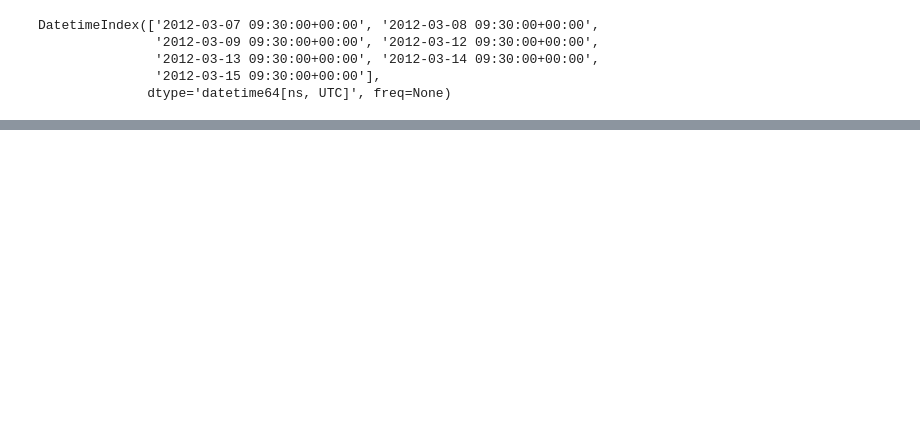
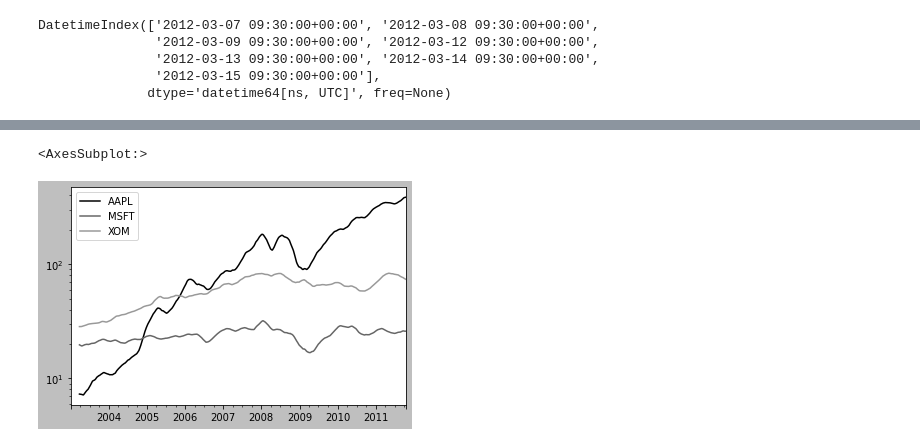
Before and after one commit to scottzig/pandas-mckinney, a Jupyter notebook: chapter_11.ipynb, the cells around one changed output, grey strips where cells are left out. Cells and saved outputs as stored; diff of their text form; code cells hidden in the pictures; blank space fills up the shorter version.

```diff
--- a/chapter_11.ipynb
+++ b/chapter_11.ipynb
@@ -669,0 +1320,7 @@ DatetimeIndex(['2012-03-07 09:30:00+00:00', '2012-03-08 09:30:00+00:00',
+# %%
+# Calling a moving window function on a DataFrame applies the action to each column
+plt.style.use('grayscale')
+close_px.rolling(60).mean().plot(logy=True)
+# %% [output]
+<AxesSubplot:>
+[figure, added]
```
Also changed, not shown: parts of 110 cells of this notebook, 1 other file.
